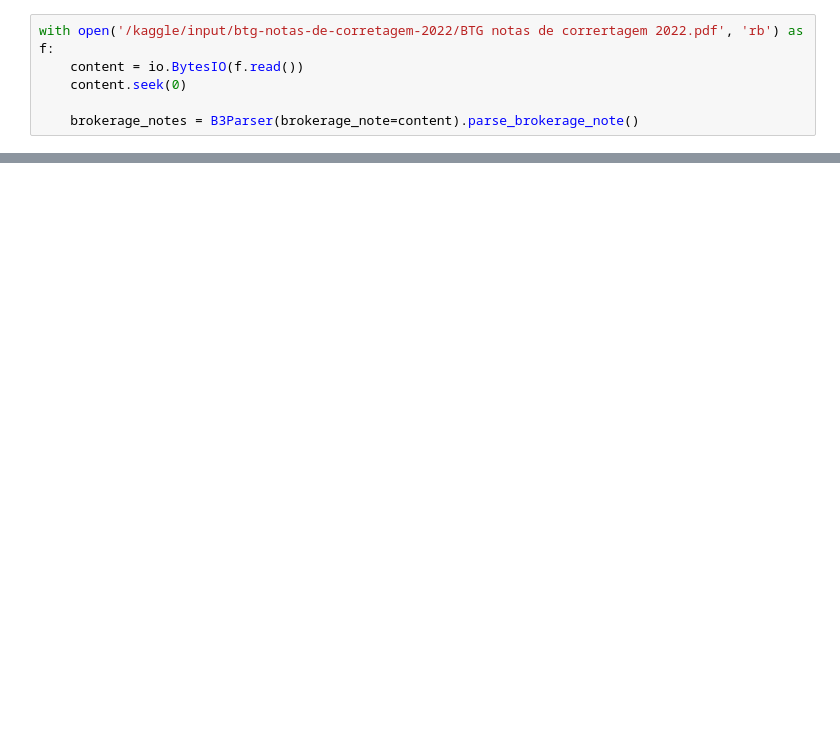
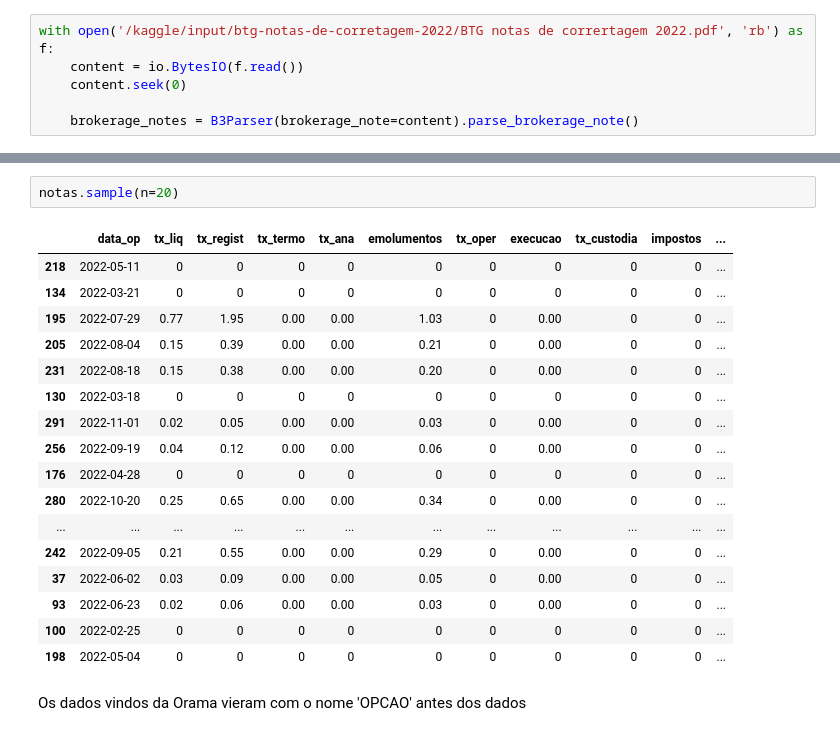
Before and after one commit to Mateus-cpa/Portfolio, a Jupyter notebook: leitura-de-nota-de-corretagem.ipynb, the cells around one changed output, grey strips where cells are left out. Saved outputs shown, nothing was run; the diff lists cells and outputs as text; blank space fills up the shorter version.

```diff
--- a/leitura-de-nota-de-corretagem.ipynb
+++ b/leitura-de-nota-de-corretagem.ipynb
@@ -179,0 +185,22 @@ notas[['tipo_transac','tipo_transac2']].sample(n=10)
+# %%
+notas.sample(n=20)
+# %% [output]
+|  | data_op | tx_liq | tx_regist | tx_termo | tx_ana | emolumentos | tx_oper | execucao | tx_custodia | impostos | ... |
+| 218 | 2022-05-11 | 0 | 0 | 0 | 0 | 0 | 0 | 0 | 0 | 0 | ... |
+| 134 | 2022-03-21 | 0 | 0 | 0 | 0 | 0 | 0 | 0 | 0 | 0 | ... |
+| 195 | 2022-07-29 | 0.77 | 1.95 | 0.00 | 0.00 | 1.03 | 0 | 0.00 | 0 | 0 | ... |
+| 205 | 2022-08-04 | 0.15 | 0.39 | 0.00 | 0.00 | 0.21 | 0 | 0.00 | 0 | 0 | ... |
+| 231 | 2022-08-18 | 0.15 | 0.38 | 0.00 | 0.00 | 0.20 | 0 | 0.00 | 0 | 0 | ... |
+| 130 | 2022-03-18 | 0 | 0 | 0 | 0 | 0 | 0 | 0 | 0 | 0 | ... |
+| 291 | 2022-11-01 | 0.02 | 0.05 | 0.00 | 0.00 | 0.03 | 0 | 0.00 | 0 | 0 | ... |
+| 256 | 2022-09-19 | 0.04 | 0.12 | 0.00 | 0.00 | 0.06 | 0 | 0.00 | 0 | 0 | ... |
+| 176 | 2022-04-28 | 0 | 0 | 0 | 0 | 0 | 0 | 0 | 0 | 0 | ... |
+| 280 | 2022-10-20 | 0.25 | 0.65 | 0.00 | 0.00 | 0.34 | 0 | 0.00 | 0 | 0 | ... |
+| ... | ... | ... | ... | ... | ... | ... | ... | ... | ... | ... | ... |
+| 242 | 2022-09-05 | 0.21 | 0.55 | 0.00 | 0.00 | 0.29 | 0 | 0.00 | 0 | 0 | ... |
+| 37 | 2022-06-02 | 0.03 | 0.09 | 0.00 | 0.00 | 0.05 | 0 | 0.00 | 0 | 0 | ... |
+| 93 | 2022-06-23 | 0.02 | 0.06 | 0.00 | 0.00 | 0.03 | 0 | 0.00 | 0 | 0 | ... |
+| 100 | 2022-02-25 | 0 | 0 | 0 | 0 | 0 | 0 | 0 | 0 | 0 | ... |
+| 198 | 2022-05-04 | 0 | 0 | 0 | 0 | 0 | 0 | 0 | 0 | 0 | ... |
+# %% [markdown]
+Os dados vindos da Orama vieram com o nome 'OPCAO' antes dos dados
```
Also changed, not shown: parts of 27 cells of this notebook.
